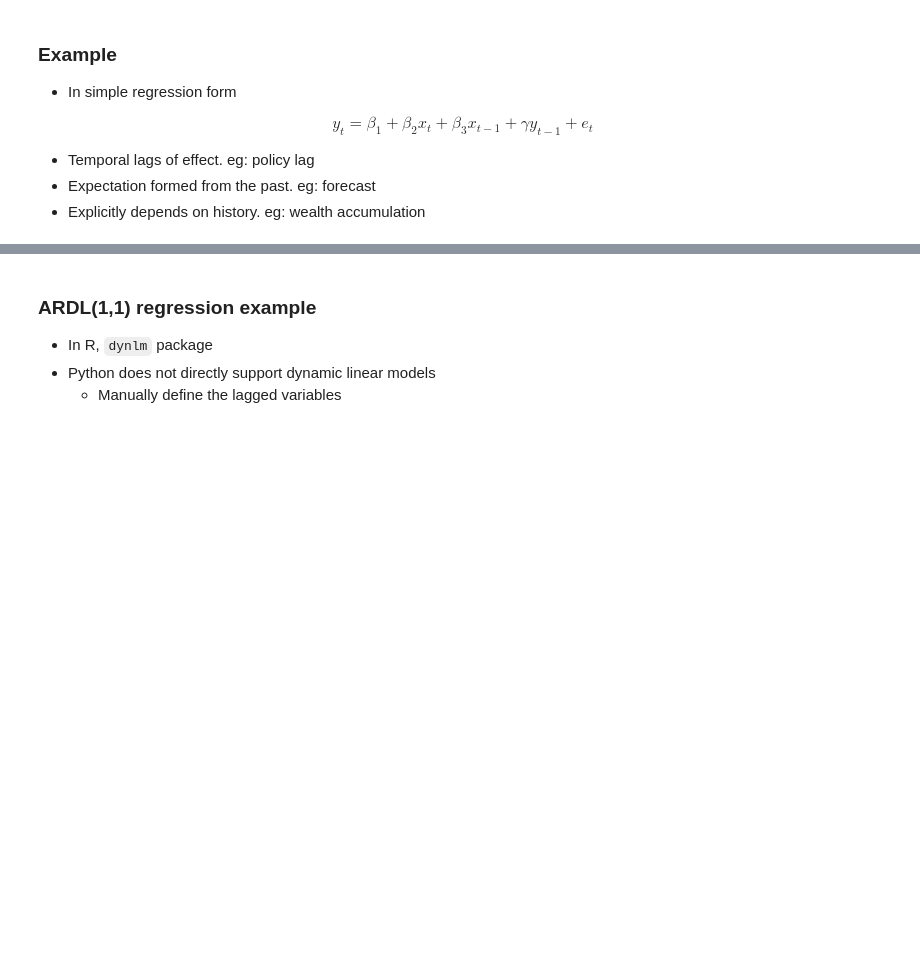
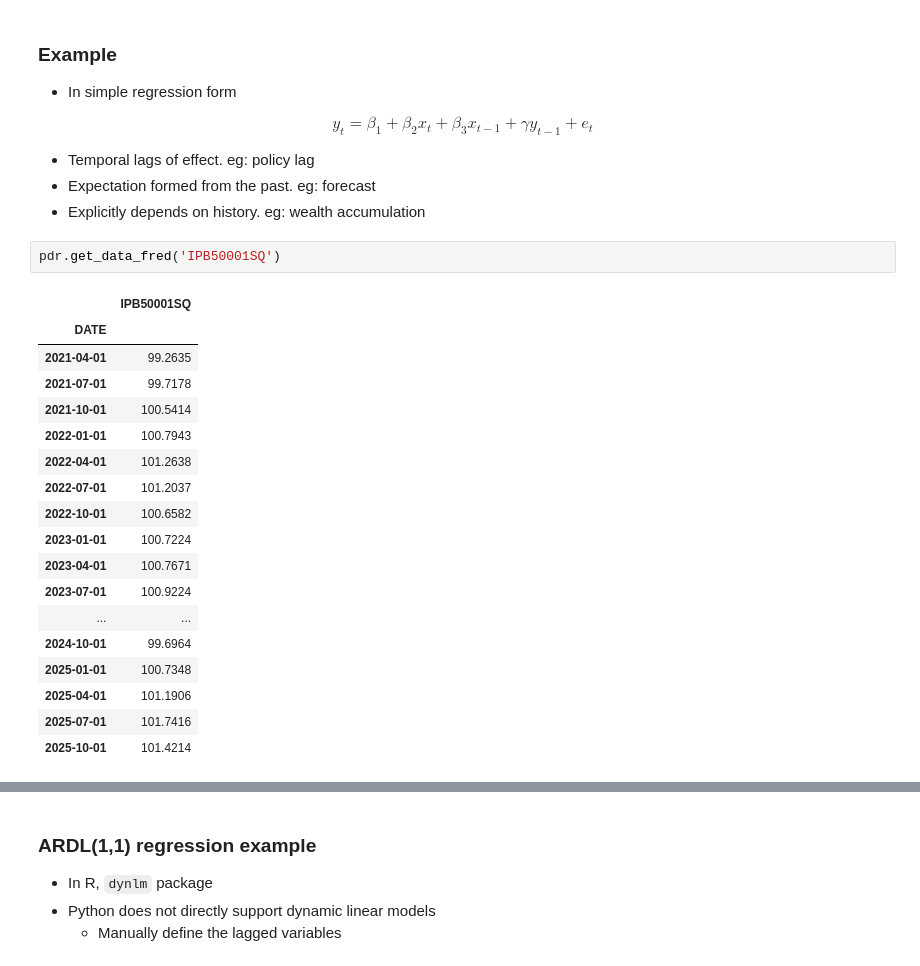
Before and after one commit to zhentaoshi/Econ5821, a Jupyter notebook: py_08_time_series.ipynb, the cells around one changed output, grey strips where cells are left out. Drawn from its saved outputs; the diff is of its cells as text; blank space fills up the shorter version.

```diff
--- a/py_08_time_series.ipynb
+++ b/py_08_time_series.ipynb
@@ -186,5 +179,26 @@ $$
 * Temporal lags of effect. eg: policy lag
 * Expectation formed from the past. eg: forecast
 * Explicitly depends on history. eg: wealth accumulation
+# %%
+pdr.get_data_fred('IPB50001SQ')
+# %% [output]
+|  | IPB50001SQ |
+| DATE |  |
+| 2021-04-01 | 99.2635 |
+| 2021-07-01 | 99.7178 |
+| 2021-10-01 | 100.5414 |
+| 2022-01-01 | 100.7943 |
+| 2022-04-01 | 101.2638 |
+| 2022-07-01 | 101.2037 |
+| 2022-10-01 | 100.6582 |
+| 2023-01-01 | 100.7224 |
+| 2023-04-01 | 100.7671 |
+| 2023-07-01 | 100.9224 |
+| ... | ... |
+| 2024-10-01 | 99.6964 |
+| 2025-01-01 | 100.7348 |
+| 2025-04-01 | 101.1906 |
+| 2025-07-01 | 101.7416 |
+| 2025-10-01 | 101.4214 |
 # %%
 from pandas_datareader import data as pdr
```
Also changed, not shown: parts of 16 cells of this notebook.
